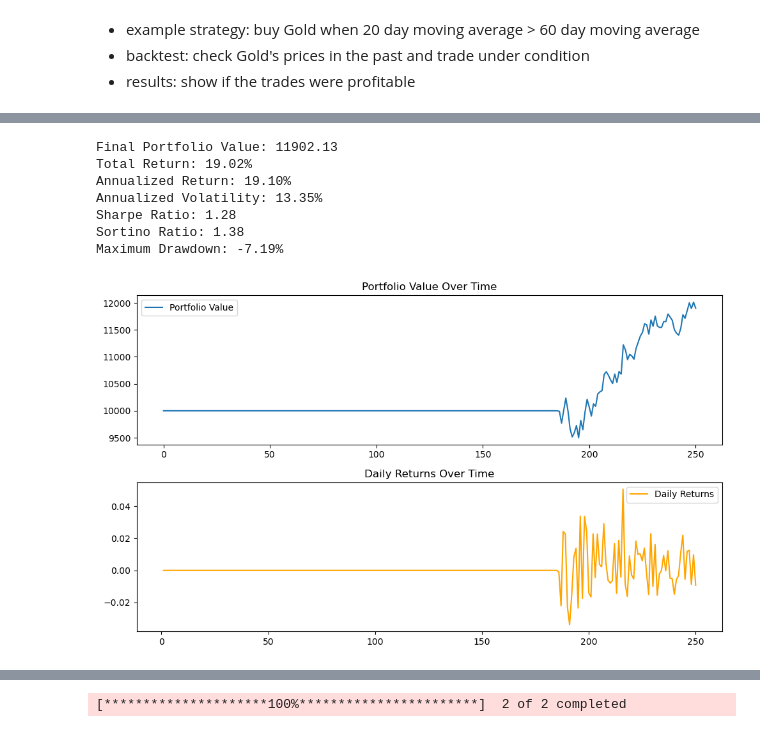
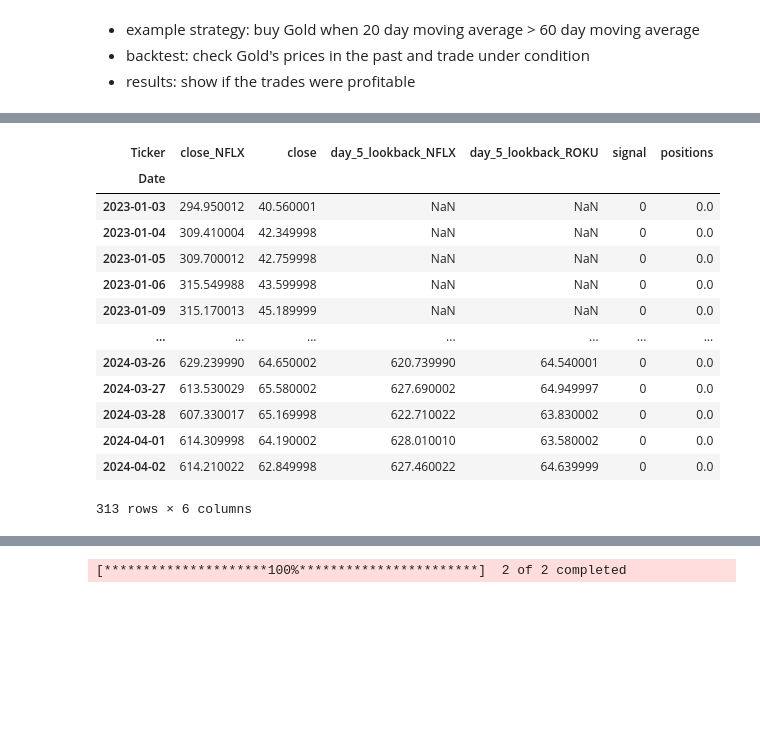
Before and after one commit to GeronimoBWalker/commodity, a Jupyter notebook: Backtest/backtest.ipynb, the cells around one changed output, grey strips where cells are left out. Cells and saved outputs as stored; diff of their text form; code cells hidden in the pictures; blank space fills up the shorter version.

```diff
--- a/Backtest/backtest.ipynb
+++ b/Backtest/backtest.ipynb
@@ -79,33 +122,17 @@ data.columns = close_name
-# %%
-# Define your strategy, indicators, and signal logic here
-
-
-strategy = Strategy(
-    indicators={
-        "sma_50": lambda df: df["close"].rolling(window=50).mean(),
-        "std_3": lambda df: df["sma_50"].std() * 3,
-        "std_3_upper": lambda df: df["sma_50"] + df["std_3"],
-        "std_3_lower": lambda df: df["sma_50"] - df["std_3"],
-    },
-    signal_logic=lambda df: (
-        1
-        if df["close"] < df["std_3_lower"]
-        else -1 if df["close"] > df["std_3_upper"] else 0
-    ),
-)
-
-
-data = strategy.generate_signals(data)
-
-backtester = Backtester()
-backtester.backtest(data)
-backtester.calculate_performance()
-# %% [output]
-Final Portfolio Value: 11902.13
-Total Return: 19.02%
-Annualized Return: 19.10%
-Annualized Volatility: 13.35%
-Sharpe Ratio: 1.28
-Sortino Ratio: 1.38
-Maximum Drawdown: -7.19%
-[figure, removed]
+# %%
+data
+# %% [output]
+| Ticker | close_NFLX | close | day_5_lookback_NFLX | day_5_lookback_ROKU | signal | positions |
+| Date |  |  |  |  |  |  |
+| 2023-01-03 | 294.950012 | 40.560001 | NaN | NaN | 0 | 0.0 |
+| 2023-01-04 | 309.410004 | 42.349998 | NaN | NaN | 0 | 0.0 |
+| 2023-01-05 | 309.700012 | 42.759998 | NaN | NaN | 0 | 0.0 |
+| 2023-01-06 | 315.549988 | 43.599998 | NaN | NaN | 0 | 0.0 |
+| 2023-01-09 | 315.170013 | 45.189999 | NaN | NaN | 0 | 0.0 |
+| ... | ... | ... | ... | ... | ... | ... |
+| 2024-03-26 | 629.239990 | 64.650002 | 620.739990 | 64.540001 | 0 | 0.0 |
+| 2024-03-27 | 613.530029 | 65.580002 | 627.690002 | 64.949997 | 0 | 0.0 |
+| 2024-03-28 | 607.330017 | 65.169998 | 622.710022 | 63.830002 | 0 | 0.0 |
+| 2024-04-01 | 614.309998 | 64.190002 | 628.010010 | 63.580002 | 0 | 0.0 |
+| 2024-04-02 | 614.210022 | 62.849998 | 627.460022 | 64.639999 | 0 | 0.0 |
+313 rows × 6 columns
```
Also changed, not shown: parts of 10 cells of this notebook, 2 other files.
